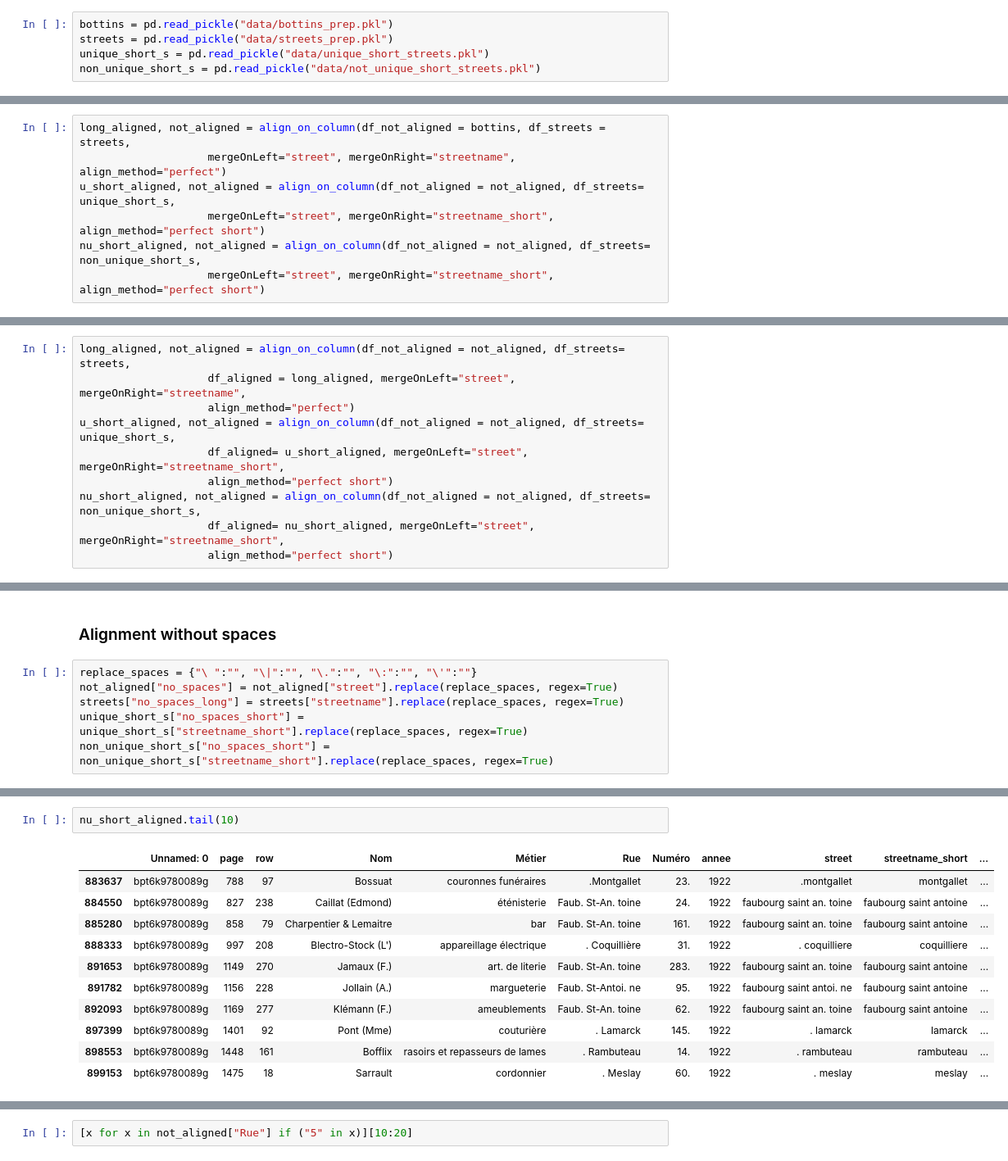
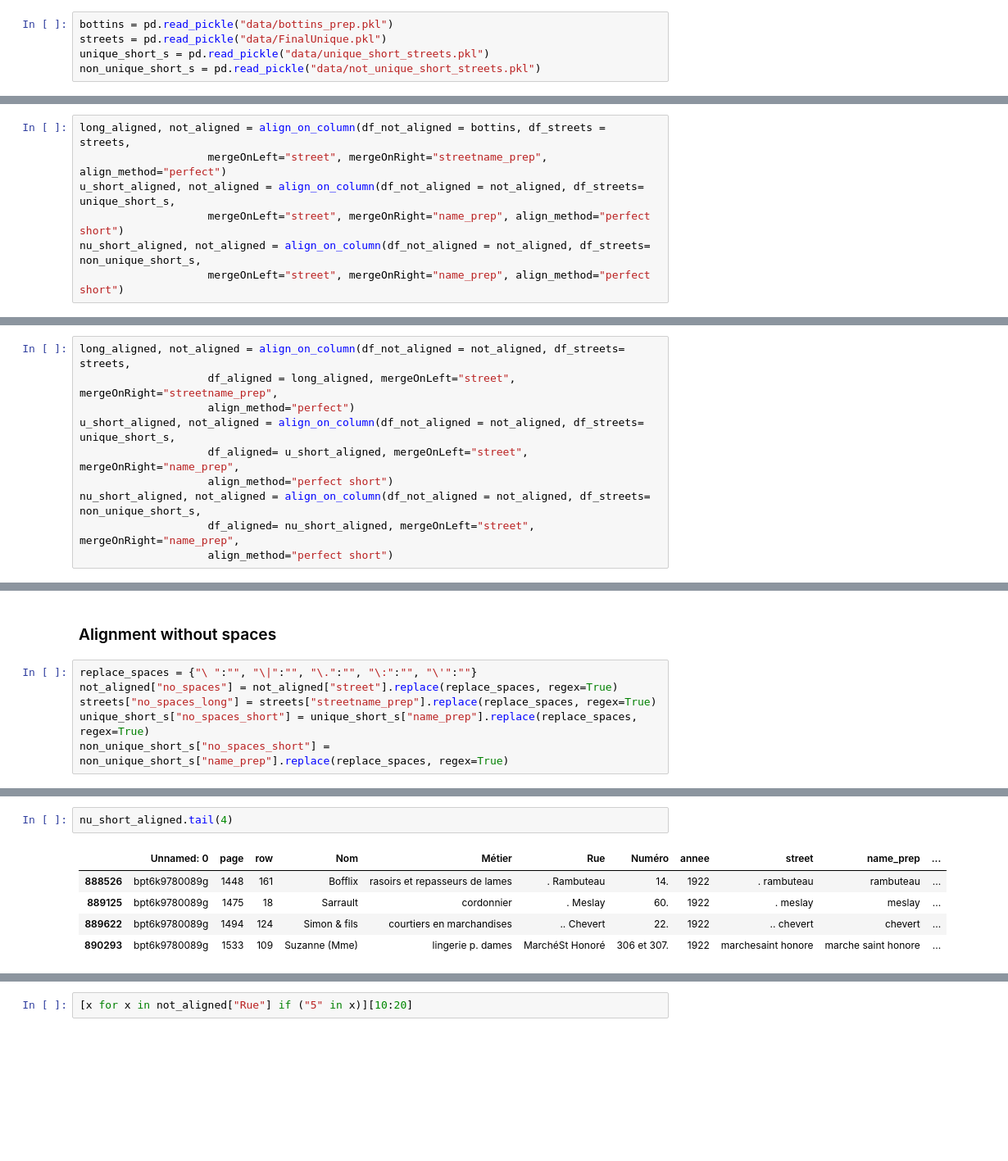
Before and after one commit to leamarxen/Paris_City_Project, a Jupyter notebook: Alignment.ipynb, the cells around one changed output, grey strips where cells are left out. Shown at 82% size. Saved outputs shown, nothing was run; the diff lists cells and outputs as text; blank space fills up the shorter version.

```diff
--- a/Alignment.ipynb
+++ b/Alignment.ipynb
@@ -10,6 +11,6 @@ from preprocessing import substitute_col_by_dict
 # %%
 bottins = pd.read_pickle("data/bottins_prep.pkl")
-streets = pd.read_pickle("data/streets_prep.pkl")
+streets = pd.read_pickle("data/FinalUnique.pkl")
 unique_short_s = pd.read_pickle("data/unique_short_streets.pkl")
 non_unique_short_s = pd.read_pickle("data/not_unique_short_streets.pkl")
 # %%
@@ -23,11 +24,11 @@ streets.head(3)
 ## Align data
 # %%
 long_aligned, not_aligned = align_on_column(df_not_aligned = bottins, df_streets = streets,
-                    mergeOnLeft="street", mergeOnRight="streetname", align_method="perfect")
+                    mergeOnLeft="street", mergeOnRight="streetname_prep", align_method="perfect")
 u_short_aligned, not_aligned = align_on_column(df_not_aligned = not_aligned, df_streets= unique_short_s,
-                    mergeOnLeft="street", mergeOnRight="streetname_short", align_method="perfect short")
+                    mergeOnLeft="street", mergeOnRight="name_prep", align_method="perfect short")
 nu_short_aligned, not_aligned = align_on_column(df_not_aligned = not_aligned, df_streets= non_unique_short_s,
-                    mergeOnLeft="street", mergeOnRight="streetname_short", align_method="perfect short")
+                    mergeOnLeft="street", mergeOnRight="name_prep", align_method="perfect short")
 # %% [output]
 A value is trying to be set on a copy of a slice from a DataFrame.
 Try using .loc[row_indexer,col_indexer] = value instead
@@ -65,12 +66,12 @@ word_dict = {"boulevard": "boulevard de",
 not_aligned["street"] = substitute_col_by_dict(not_aligned["street"], word_dict)
 # %%
 long_aligned, not_aligned = align_on_column(df_not_aligned = not_aligned, df_streets= streets,
-                    df_aligned = long_aligned, mergeOnLeft="street", mergeOnRight="streetname",
+                    df_aligned = long_aligned, mergeOnLeft="street", mergeOnRight="streetname_prep",
                     align_method="perfect")
 u_short_aligned, not_aligned = align_on_column(df_not_aligned = not_aligned, df_streets= unique_short_s,
-                    df_aligned= u_short_aligned, mergeOnLeft="street", mergeOnRight="streetname_short",
+                    df_aligned= u_short_aligned, mergeOnLeft="street", mergeOnRight="name_prep",
                     align_method="perfect short")
 nu_short_aligned, not_aligned = align_on_column(df_not_aligned = not_aligned, df_streets= non_unique_short_s,
-                    df_aligned= nu_short_aligned, mergeOnLeft="street", mergeOnRight="streetname_short",
+                    df_aligned= nu_short_aligned, mergeOnLeft="street", mergeOnRight="name_prep",
                     align_method="perfect short")
 # %% [output]
@@ -144,9 +153,9 @@ Counter([x for x in not_aligned["street"] if "." in x]).most_common(100)
 # %%
 replace_spaces = {"\ ":"", "\|":"", "\.":"", "\:":"", "\'":""}
 not_aligned["no_spaces"] = not_aligned["street"].replace(replace_spaces, regex=True)
-streets["no_spaces_long"] = streets["streetname"].replace(replace_spaces, regex=True)
-unique_short_s["no_spaces_short"] = unique_short_s["streetname_short"].replace(replace_spaces, regex=True)
-non_unique_short_s["no_spaces_short"] = non_unique_short_s["streetname_short"].replace(replace_spaces, regex=True)
+streets["no_spaces_long"] = streets["streetname_prep"].replace(replace_spaces, regex=True)
+unique_short_s["no_spaces_short"] = unique_short_s["name_prep"].replace(replace_spaces, regex=True)
+non_unique_short_s["no_spaces_short"] = non_unique_short_s["name_prep"].replace(replace_spaces, regex=True)
 # %%
 not_aligned.head(5)
 # %% [output]
@@ -181,14 +190,8 @@ Joining on no_spaces and no_spaces_short, method:no spaces perfect short
 # %%
-nu_short_aligned.tail(10)
+nu_short_aligned.tail(4)
 # %% [output]
-|  | Unnamed: 0 | page | row | Nom | Métier | Rue | Numéro | annee | street | streetname_short | ... |
-| 883637 | bpt6k9780089g | 788 | 97 | Bossuat | couronnes funéraires | .Montgallet | 23. | 1922 | .montgallet | montgallet | ... |
-| 884550 | bpt6k9780089g | 827 | 238 | Caillat (Edmond) | éténisterie | Faub. St-An. toine | 24. | 1922 | faubourg saint an. toine | faubourg saint antoine | ... |
-| 885280 | bpt6k9780089g | 858 | 79 | Charpentier & Lemaitre | bar | Faub. St-An. toine | 161. | 1922 | faubourg saint an. toine | faubourg saint antoine | ... |
-| 888333 | bpt6k9780089g | 997 | 208 | Blectro-Stock (L') | appareillage électrique | . Coquillière | 31. | 1922 | . coquilliere | coquilliere | ... |
-| 891653 | bpt6k9780089g | 1149 | 270 | Jamaux (F.) | art. de literie | Faub. St-An. toine | 283. | 1922 | faubourg saint an. toine | faubourg saint antoine | ... |
-| 891782 | bpt6k9780089g | 1156 | 228 | Jollain (A.) | margueterie | Faub. St-Antoi. ne | 95. | 1922 | faubourg saint antoi. ne | faubourg saint antoine | ... |
-| 892093 | bpt6k9780089g | 1169 | 277 | Klémann (F.) | ameublements | Faub. St-An. toine | 62. | 1922 | faubourg saint an. toine | faubourg saint antoine | ... |
-| 897399 | bpt6k9780089g | 1401 | 92 | Pont (Mme) | couturière | . Lamarck | 145. | 1922 | . lamarck | lamarck | ... |
-| 898553 | bpt6k9780089g | 1448 | 161 | Bofflix | rasoirs et repasseurs de lames | . Rambuteau | 14. | 1922 | . rambuteau | rambuteau | ... |
-| 899153 | bpt6k9780089g | 1475 | 18 | Sarrault | cordonnier | . Meslay | 60. | 1922 | . meslay | meslay | ... |
+|  | Unnamed: 0 | page | row | Nom | Métier | Rue | Numéro | annee | street | name_prep | ... |
+| 888526 | bpt6k9780089g | 1448 | 161 | Bofflix | rasoirs et repasseurs de lames | . Rambuteau | 14. | 1922 | . rambuteau | rambuteau | ... |
+| 889125 | bpt6k9780089g | 1475 | 18 | Sarrault | cordonnier | . Meslay | 60. | 1922 | . meslay | meslay | ... |
+| 889622 | bpt6k9780089g | 1494 | 124 | Simon & fils | courtiers en marchandises | .. Chevert | 22. | 1922 | .. chevert | chevert | ... |
+| 890293 | bpt6k9780089g | 1533 | 109 | Suzanne (Mme) | lingerie p. dames | MarchéSt Honoré | 306 et 307. | 1922 | marchesaint honore | marche saint honore | ... |
```
Also changed, not shown: parts of 34 cells of this notebook, 1 other file.
